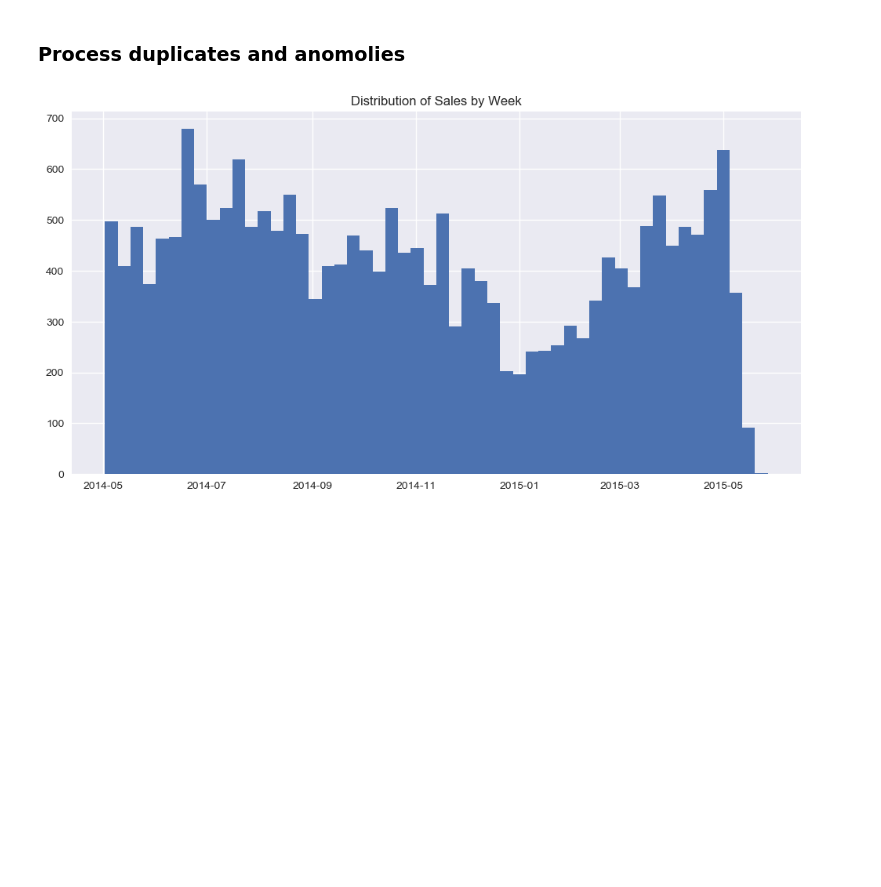
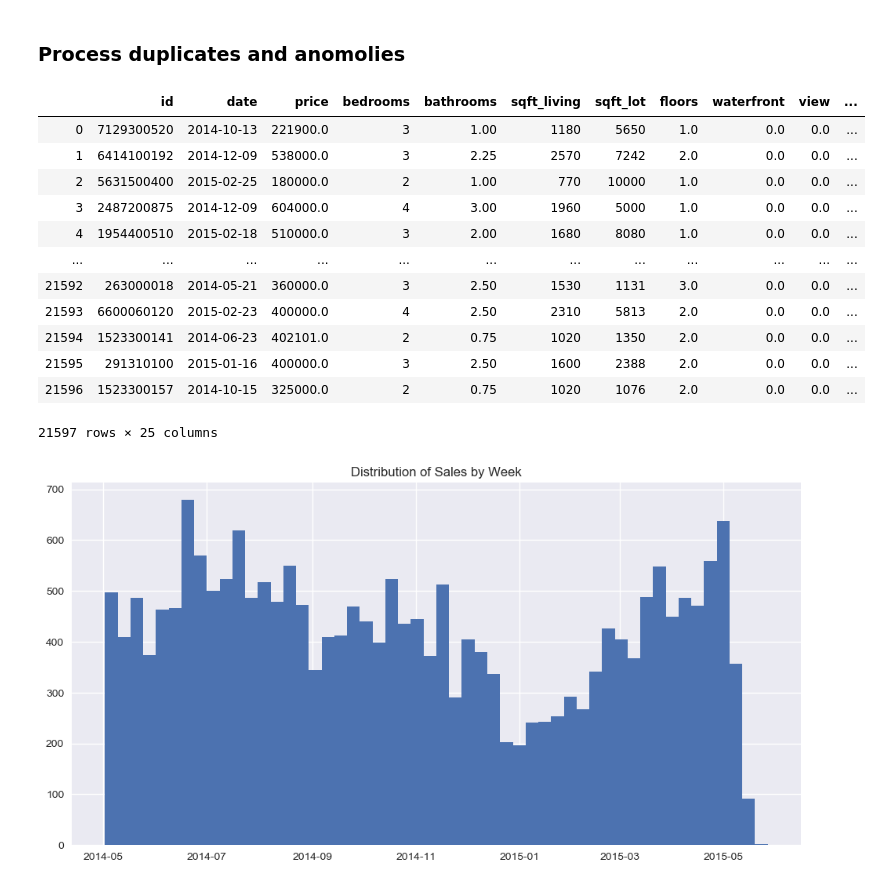
Before and after one commit to sciencelee/dsc-mod-2-project-v2-1-online-ds-sp-000, a Jupyter notebook: 01-Prepare Data.ipynb, the cells around one changed output. Drawn from its saved outputs; the diff is of its cells as text; code cells hidden in the pictures; blank space fills up the shorter version.

```diff
--- a/01-Prepare Data.ipynb
+++ b/01-Prepare Data.ipynb
@@ -198,29 +198,67 @@ view
 # %%
 # First, lets see if we have any duplicates
 kc.loc[~kc.index.duplicated(keep='first')].count()
 # no duplicates found.  That's good
 
 
 # Waterfront has some NaN values.  Likely data entry left blank for non waterfront properties.
 kc.waterfront.unique()  # contains NaNs
 # replace waterfront NaN with 0
 values = {'waterfront': 0, 'yr_renovated': 0, 'view': 0}
 kc = kc.fillna(value=values)
 
 
 # Let's get rid of the zero's and assume there was no renovation done.
 # We will make yr_renovated equal to the build year since new construction is a 'renovation'.
 #kc.loc[kc['yr_renovated'] == 0] = kc.loc[kc['yr_renovated'] <= 1900]['yr_built']
 kc['yr_renovated'] = np.where(kc['yr_renovated'] == 0, kc['yr_built'], kc['yr_renovated'])
 
 
 # change the date to datetime object so I can extract month and year and order them
 kc['date'] = pd.to_datetime(kc['date'])
 kc['month'] = kc['date'].apply(lambda x: int(x.month))
 
 # add a column which is just a binary has_basement
 # 21 homes have ? for basement
 kc['has_basement'] = kc['sqft_basement'].apply(lambda x: 1 if str(x) == "?" else float(x)) > 0
+
+
+
+
+
+
+def make_point(longlat):
+    '''
+    Returns a shapely Point object from a latlong location.
+            Parameters:
+                    latlong (list): iterable of len 2 [lat, long]
+            Returns:
+                    shapely Point object
+    '''
+    # note that the point requires (long, lat) or (x, y) format
+    return Point(longlat[0], longlat[1])
+
+# add shapely points to my data
+# create a combined longlat column
+kc['longlat'] = list(zip(kc.long, kc.lat))
+
+# use my new make_point function to create a column of Point objects for plotting
+kc['points'] = kc['longlat'].apply(make_point)
+kc
+# %% [output]
+|  | id | date | price | bedrooms | bathrooms | sqft_living | sqft_lot | floors | waterfront | view | ... |
+| 0 | 7129300520 | 2014-10-13 | 221900.0 | 3 | 1.00 | 1180 | 5650 | 1.0 | 0.0 | 0.0 | ... |
+| 1 | 6414100192 | 2014-12-09 | 538000.0 | 3 | 2.25 | 2570 | 7242 | 2.0 | 0.0 | 0.0 | ... |
+| 2 | 5631500400 | 2015-02-25 | 180000.0 | 2 | 1.00 | 770 | 10000 | 1.0 | 0.0 | 0.0 | ... |
+| 3 | 2487200875 | 2014-12-09 | 604000.0 | 4 | 3.00 | 1960 | 5000 | 1.0 | 0.0 | 0.0 | ... |
+| 4 | 1954400510 | 2015-02-18 | 510000.0 | 3 | 2.00 | 1680 | 8080 | 1.0 | 0.0 | 0.0 | ... |
+| ... | ... | ... | ... | ... | ... | ... | ... | ... | ... | ... | ... |
+| 21592 | 263000018 | 2014-05-21 | 360000.0 | 3 | 2.50 | 1530 | 1131 | 3.0 | 0.0 | 0.0 | ... |
+| 21593 | 6600060120 | 2015-02-23 | 400000.0 | 4 | 2.50 | 2310 | 5813 | 2.0 | 0.0 | 0.0 | ... |
+| 21594 | 1523300141 | 2014-06-23 | 402101.0 | 2 | 0.75 | 1020 | 1350 | 2.0 | 0.0 | 0.0 | ... |
+| 21595 | 291310100 | 2015-01-16 | 400000.0 | 3 | 2.50 | 1600 | 2388 | 2.0 | 0.0 | 0.0 | ... |
+| 21596 | 1523300157 | 2014-10-15 | 325000.0 | 2 | 0.75 | 1020 | 1076 | 2.0 | 0.0 | 0.0 | ... |
+21597 rows × 25 columns
 # %%
 
 # Since I converted date, I thought it would be interesting to look at sales by date to see if it could potentially be a factor
```
Also changed, not shown: parts of 15 cells of this notebook, 11 other files.
